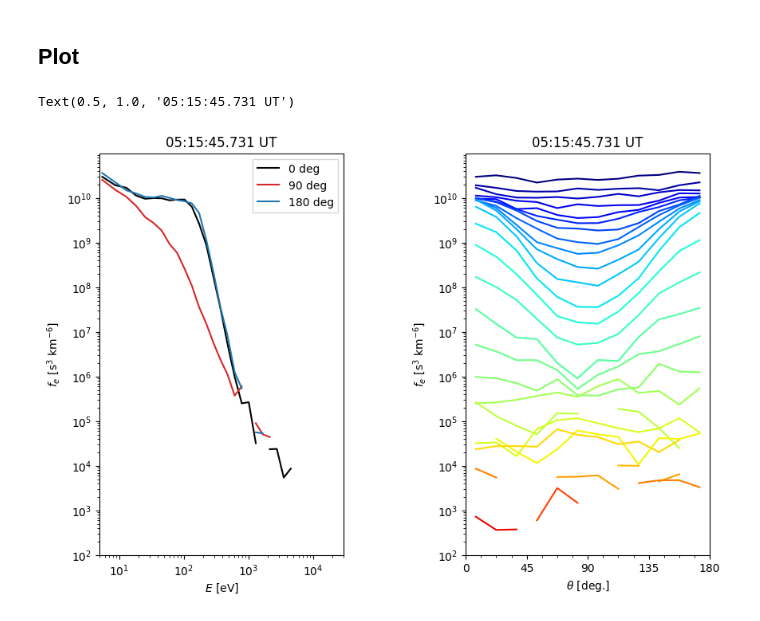
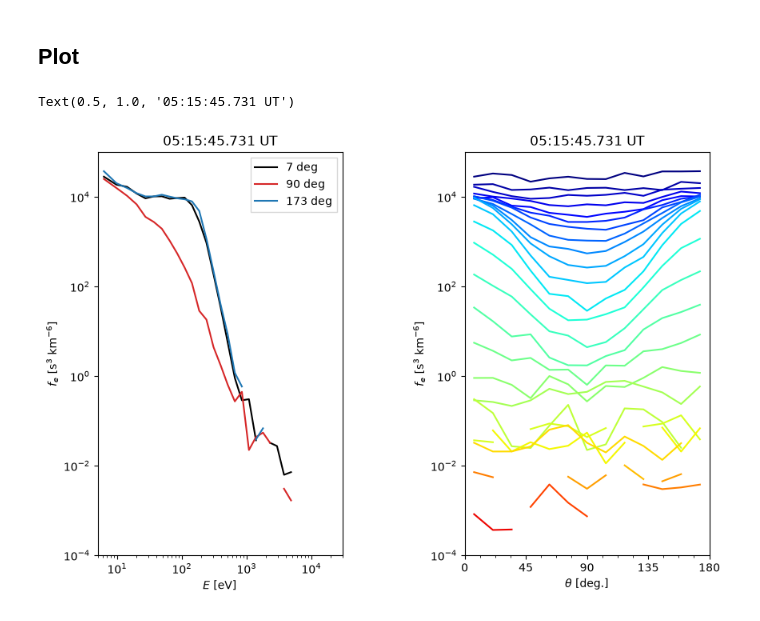
Before and after one commit to louis-richard/irfu-python, a Jupyter notebook: docs/examples/01_mms/example_mms_electron_psd.ipynb, the cells around one changed output. Drawn from its saved outputs; the diff is of its cells as text; code cells hidden in the pictures.

```diff
--- a/docs/examples/01_mms/example_mms_electron_psd.ipynb
+++ b/docs/examples/01_mms/example_mms_electron_psd.ipynb
@@ -26,7 +22,7 @@ mms_id = 1
 # %% [markdown]
 ## Load data
 # %%
-vdf_e = mms.get_data("pde_fpi_brst_l2", tint_r, mms_id)
-b_xyz = mms.get_data("b_dmpa_fgm_brst_l2", tint_r, mms_id)
-sc_pot = mms.get_data("v_edp_brst_l2", tint_r, mms_id)
+vdf_e = mms.get_data("pde_fpi_brst_l2", tint_r, mms_id, source="aws")
+b_xyz = mms.get_data("b_dmpa_fgm_brst_l2", tint_r, mms_id, source="aws")
+sc_pot = mms.get_data("v_edp_brst_l2", tint_r, mms_id, source="aws")
 # %% [output]
@@ -36,7 +32,7 @@ sc_pot = mms.get_data("v_edp_brst_l2", tint_r, mms_id)
 # %% [markdown]
 ## Convert PSD to s$^3$ km$^{-6}$
-# %%
-vdf_e.data.data *= 1e36
+# %%
+vdf_e.data.data *= 1e30  # s^3/cm^6 to s^3/km^6
 # %% [markdown]
 ## Resample the spacecraft potential to the VDF times
 # %%
@@ -46,7 +42,7 @@ sc_pot = pyrf.resample(sc_pot, vdf_e.data)
 # %%
 t_pad = "2015-10-30T05:15:45.731587000"
 
-pad_vdf_e = mms.get_pitch_angle_dist(vdf_e, b_xyz, tint=tint_r)
+pad_vdf_e = mms.get_pitch_angle_dist(vdf_e, b_xyz, tint=tint_r, angles=13)
 idx_pad = np.argmin(
     np.abs(pad_vdf_e.time.data.astype(int) - np.datetime64(t_pad).astype(int))
 )
@@ -63,29 +61,30 @@ pad_data_e[pad_data_e == 0.0] = np.nan
 # %%
 f, axs = plt.subplots(1, 2, figsize=(9, 6))
 f.subplots_adjust(hspace=0, wspace=0.5, left=0.1, right=0.95, bottom=0.1, top=0.94)
 
 
-for i, color, ang in zip([0, 6, -1], ["k", "tab:red", "tab:blue"], [0, 90, 180]):
-    axs[0].loglog(energy_pad, pad_data_e[:, i], color=color, label=f"{ang} deg")
+for i, color in zip([0, 6, -1], ["k", "tab:red", "tab:blue"]):
+    label = f"{thetas_pad[i]:.0f} deg"
+    axs[0].loglog(energy_pad, pad_data_e[:, i], color=color, label=label)
 
 axs[0].legend(loc="upper right", frameon=True)
 axs[0].set_xlim([5, 3e4])
 axs[0].set_xlabel("$E$ [eV]")
-axs[0].set_ylim([10**2, 10 ** np.ceil(np.nanmax(np.nanmax(np.log10(pad_data_e))))])
+axs[0].set_ylim([1e-4, 10 ** np.ceil(np.nanmax(np.nanmax(np.log10(pad_data_e))))])
 axs[0].set_ylabel("$f_e$ [s$^3$ km$^{-6}$]")
 axs[0].set_title("{} UT".format(t_pad[11:23]))
 
 colors = pl.cm.jet(np.linspace(0, 1, len(energy_pad)))
 
 for (i, energy), color in zip(enumerate(energy_pad), colors):
     axs[1].semilogy(thetas_pad, pad_data_e[i, :], color=color)
 
 axs[1].set_xlim([0, 180])
 axs[1].set_xticks([0, 45, 90, 135, 180])
 axs[1].set_xlabel("$\\theta$ [deg.]")
-axs[1].set_ylim([10**2, 10 ** np.ceil(np.nanmax(np.nanmax(np.log10(pad_data_e))))])
+axs[1].set_ylim([1e-4, 10 ** np.ceil(np.nanmax(np.nanmax(np.log10(pad_data_e))))])
 axs[1].set_ylabel("$f_e$ [s$^3$ km$^{-6}$]")
 axs[1].set_title("{} UT".format(t_pad[11:23]))
 # %% [output]
 Text(0.5, 1.0, '05:15:45.731 UT')
-[figure, old version]
+[figure, new version]
```
Also changed, not shown: parts of 3 cells of this notebook.
